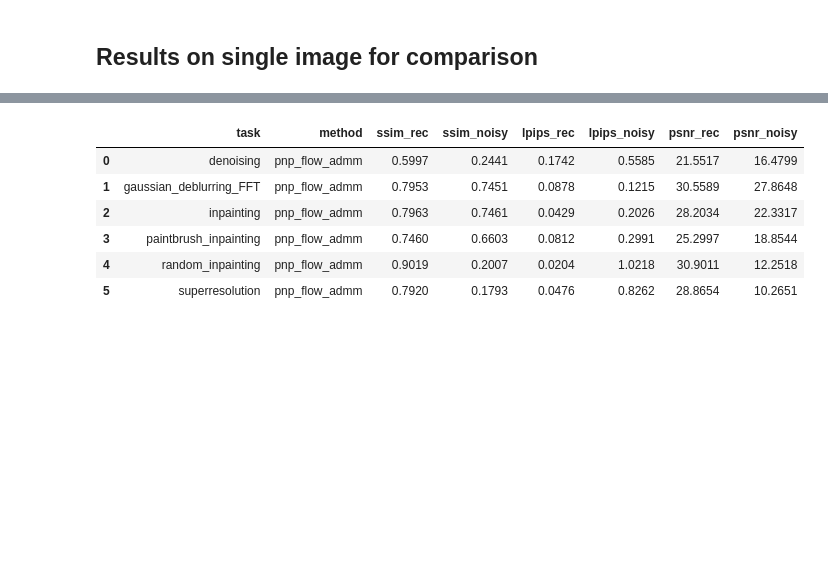
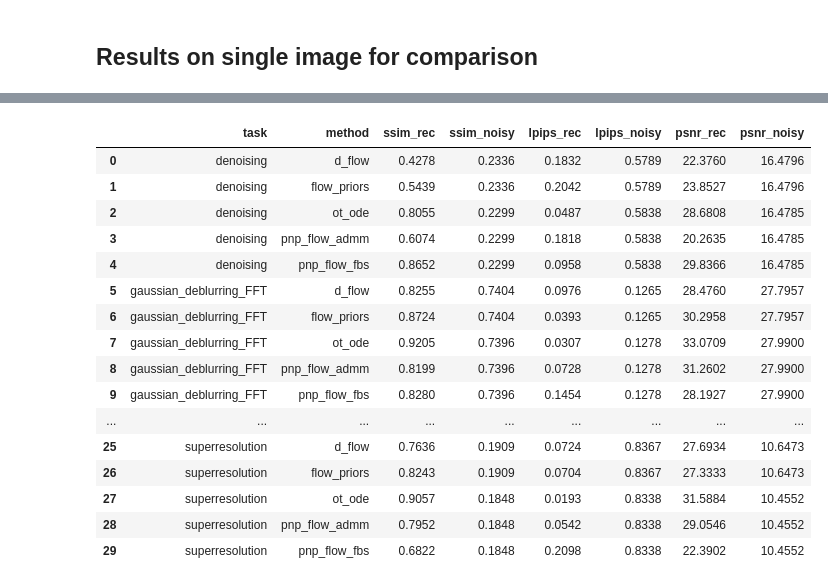
Before and after one commit to dibyanshu100/PnP_ConsensusFlow, a Jupyter notebook: graphs.ipynb, the cells around one changed output, grey strips where cells are left out. Drawn from its saved outputs; the diff is of its cells as text; code cells hidden in the pictures; blank space fills up the shorter version.

```diff
--- a/graphs.ipynb
+++ b/graphs.ipynb
@@ -80,12 +88,22 @@ df = gu.extract_basic_metrics(ROOT_DIR, "single_image_metrics.xlsx")
 # %%
-ROOT_DIR = Path("results/celeba/ot")
-df = gu.extract_basic_metrics(ROOT_DIR, "celeba_100.xlsx")
+ROOT_DIR = Path("results/celeba_100_rho_1000/ot")
+df = gu.extract_basic_metrics(ROOT_DIR, "celeba_100_rho_1000.xlsx")
 display(df)
 # %% [output]
 |  | task | method | ssim_rec | ssim_noisy | lpips_rec | lpips_noisy | psnr_rec | psnr_noisy |
-| 0 | denoising | pnp_flow_admm | 0.5997 | 0.2441 | 0.1742 | 0.5585 | 21.5517 | 16.4799 |
-| 1 | gaussian_deblurring_FFT | pnp_flow_admm | 0.7953 | 0.7451 | 0.0878 | 0.1215 | 30.5589 | 27.8648 |
-| 2 | inpainting | pnp_flow_admm | 0.7963 | 0.7461 | 0.0429 | 0.2026 | 28.2034 | 22.3317 |
-| 3 | paintbrush_inpainting | pnp_flow_admm | 0.7460 | 0.6603 | 0.0812 | 0.2991 | 25.2997 | 18.8544 |
-| 4 | random_inpainting | pnp_flow_admm | 0.9019 | 0.2007 | 0.0204 | 1.0218 | 30.9011 | 12.2518 |
-| 5 | superresolution | pnp_flow_admm | 0.7920 | 0.1793 | 0.0476 | 0.8262 | 28.8654 | 10.2651 |
+| 0 | denoising | d_flow | 0.4278 | 0.2336 | 0.1832 | 0.5789 | 22.3760 | 16.4796 |
+| 1 | denoising | flow_priors | 0.5439 | 0.2336 | 0.2042 | 0.5789 | 23.8527 | 16.4796 |
+| 2 | denoising | ot_ode | 0.8055 | 0.2299 | 0.0487 | 0.5838 | 28.6808 | 16.4785 |
+| 3 | denoising | pnp_flow_admm | 0.6074 | 0.2299 | 0.1818 | 0.5838 | 20.2635 | 16.4785 |
+| 4 | denoising | pnp_flow_fbs | 0.8652 | 0.2299 | 0.0958 | 0.5838 | 29.8366 | 16.4785 |
+| 5 | gaussian_deblurring_FFT | d_flow | 0.8255 | 0.7404 | 0.0976 | 0.1265 | 28.4760 | 27.7957 |
+| 6 | gaussian_deblurring_FFT | flow_priors | 0.8724 | 0.7404 | 0.0393 | 0.1265 | 30.2958 | 27.7957 |
+| 7 | gaussian_deblurring_FFT | ot_ode | 0.9205 | 0.7396 | 0.0307 | 0.1278 | 33.0709 | 27.9900 |
+| 8 | gaussian_deblurring_FFT | pnp_flow_admm | 0.8199 | 0.7396 | 0.0728 | 0.1278 | 31.2602 | 27.9900 |
+| 9 | gaussian_deblurring_FFT | pnp_flow_fbs | 0.8280 | 0.7396 | 0.1454 | 0.1278 | 28.1927 | 27.9900 |
+| ... | ... | ... | ... | ... | ... | ... | ... | ... |
+| 25 | superresolution | d_flow | 0.7636 | 0.1909 | 0.0724 | 0.8367 | 27.6934 | 10.6473 |
+| 26 | superresolution | flow_priors | 0.8243 | 0.1909 | 0.0704 | 0.8367 | 27.3333 | 10.6473 |
+| 27 | superresolution | ot_ode | 0.9057 | 0.1848 | 0.0193 | 0.8338 | 31.5884 | 10.4552 |
+| 28 | superresolution | pnp_flow_admm | 0.7952 | 0.1848 | 0.0542 | 0.8338 | 29.0546 | 10.4552 |
+| 29 | superresolution | pnp_flow_fbs | 0.6822 | 0.1848 | 0.2098 | 0.8338 | 22.3902 | 10.4552 |
```
Also changed, not shown: parts of 6 cells of this notebook, 6 other files.
